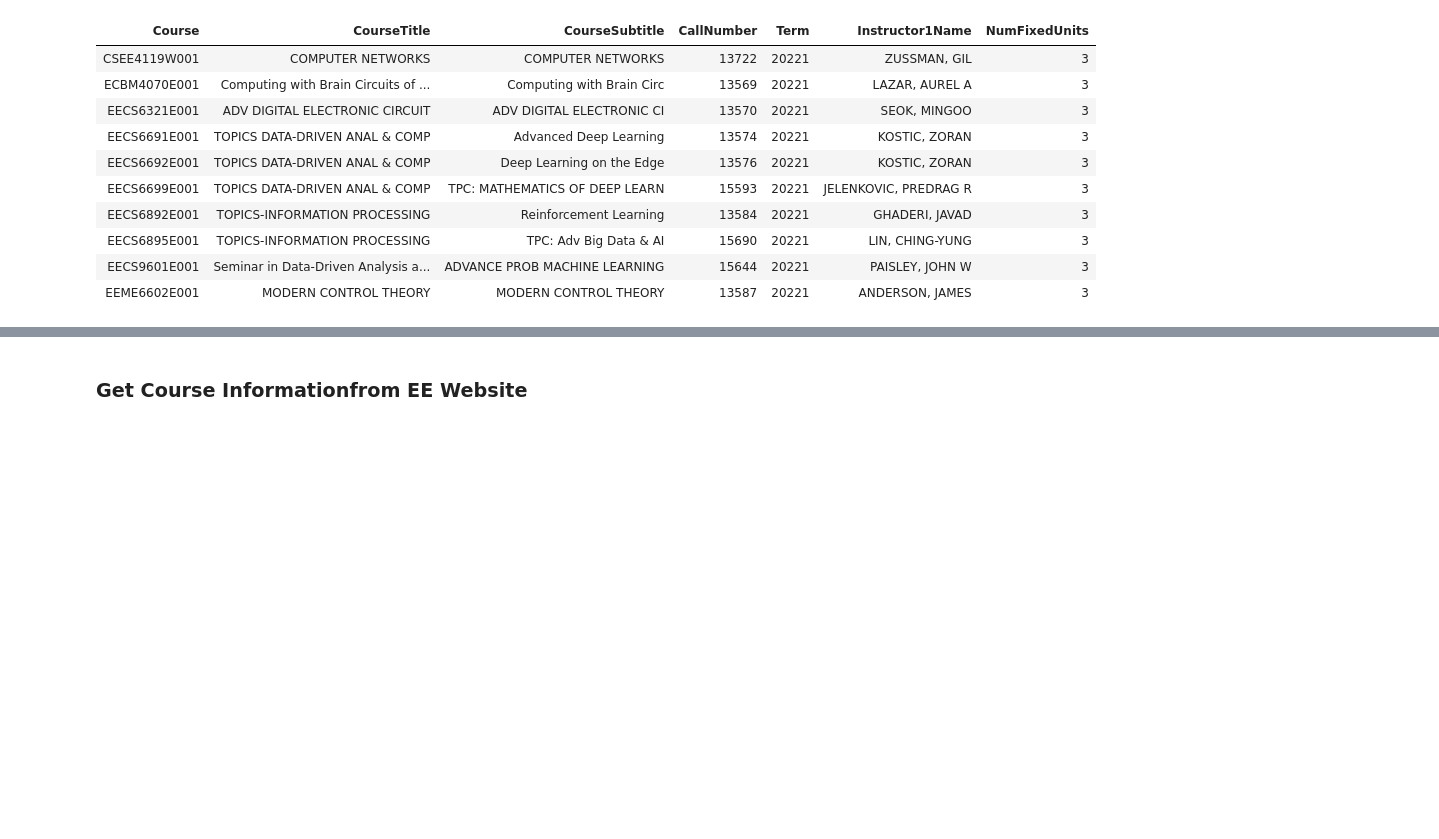
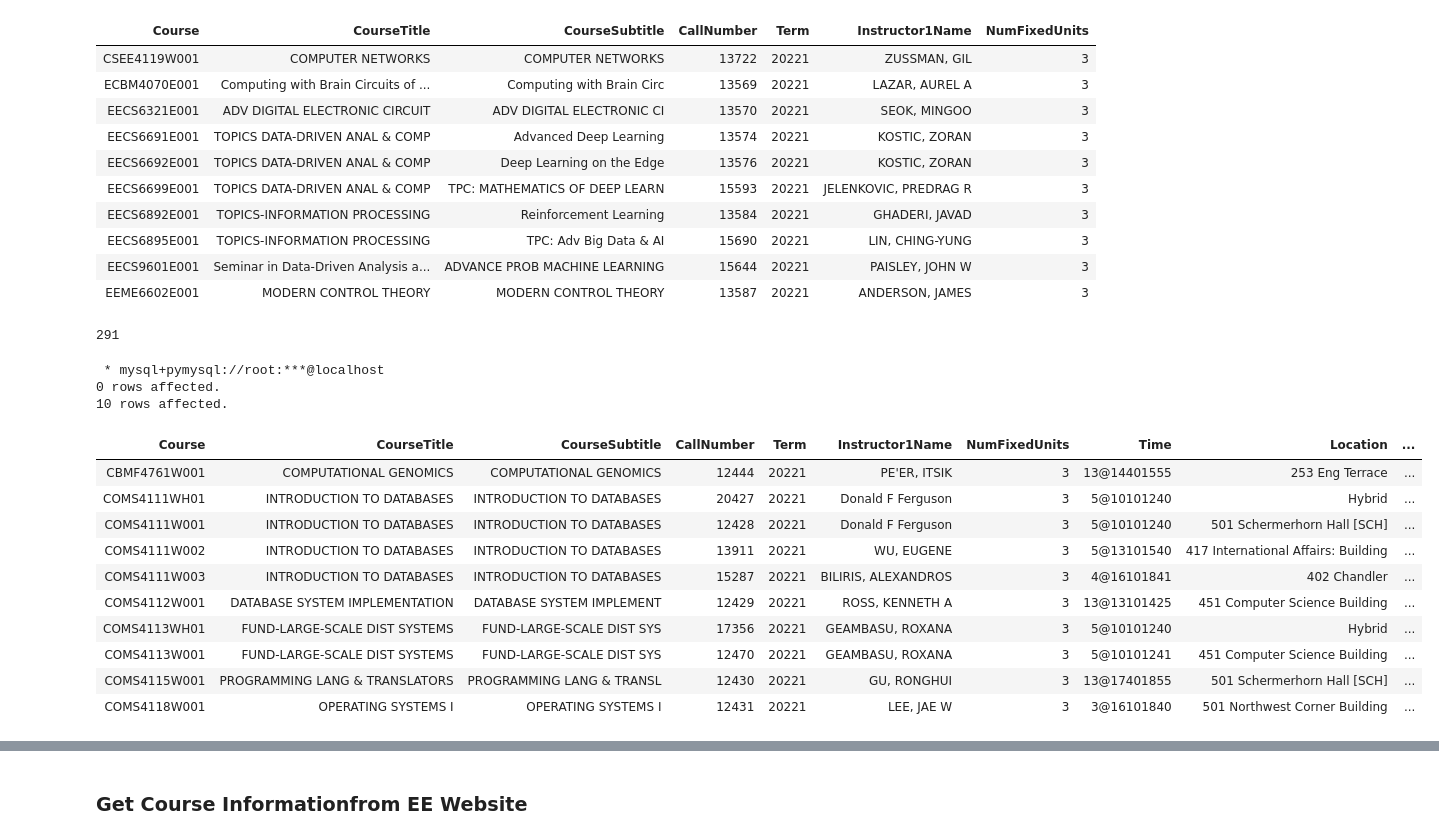
Before and after one commit to SelendisErised/Columbia-Course-Recommendation-System, a Jupyter notebook: Data/load_data.ipynb, the cells around one changed output, grey strips where cells are left out. Cells and saved outputs as stored; diff of their text form; code cells hidden in the pictures; blank space fills up the shorter version.

Commit message:
Added data_all_raw.csv file to data folder, updated load_data.ipynb. Updated server.py.

```diff
--- a/Data/load_data (1).ipynb
+++ b/Data/load_data.ipynb
@@ -135,0 +138,27 @@ df_selected.to_sql(
+# %%
+data_all_raw.to_sql(
+    "Course_info", con=sqla_engine, if_exists="replace", index=False,
+    schema="6156_Project")
+# %% [output]
+291
+# %%
+%%sql
+
+use 6156_Project;
+
+select * from Course_info limit 10
+# %% [output]
+ * mysql+pymysql://root:***@localhost
+0 rows affected.
+10 rows affected.
+| Course | CourseTitle | CourseSubtitle | CallNumber | Term | Instructor1Name | NumFixedUnits | Time | Location | ... |
+| CBMF4761W001 | COMPUTATIONAL GENOMICS | COMPUTATIONAL GENOMICS | 12444 | 20221 | PE'ER, ITSIK | 3 | 13@14401555 | 253 Eng Terrace | ... |
+| COMS4111WH01 | INTRODUCTION TO DATABASES | INTRODUCTION TO DATABASES | 20427 | 20221 | Donald F Ferguson | 3 | 5@10101240 | Hybrid | ... |
+| COMS4111W001 | INTRODUCTION TO DATABASES | INTRODUCTION TO DATABASES | 12428 | 20221 | Donald F Ferguson | 3 | 5@10101240 | 501 Schermerhorn Hall [SCH] | ... |
+| COMS4111W002 | INTRODUCTION TO DATABASES | INTRODUCTION TO DATABASES | 13911 | 20221 | WU, EUGENE | 3 | 5@13101540 | 417 International Affairs: Building | ... |
+| COMS4111W003 | INTRODUCTION TO DATABASES | INTRODUCTION TO DATABASES | 15287 | 20221 | BILIRIS, ALEXANDROS | 3 | 4@16101841 | 402 Chandler | ... |
+| COMS4112W001 | DATABASE SYSTEM IMPLEMENTATION | DATABASE SYSTEM IMPLEMENT | 12429 | 20221 | ROSS, KENNETH A | 3 | 13@13101425 | 451 Computer Science Building | ... |
+| COMS4113WH01 | FUND-LARGE-SCALE DIST SYSTEMS | FUND-LARGE-SCALE DIST SYS | 17356 | 20221 | GEAMBASU, ROXANA | 3 | 5@10101240 | Hybrid | ... |
+| COMS4113W001 | FUND-LARGE-SCALE DIST SYSTEMS | FUND-LARGE-SCALE DIST SYS | 12470 | 20221 | GEAMBASU, ROXANA | 3 | 5@10101241 | 451 Computer Science Building | ... |
+| COMS4115W001 | PROGRAMMING LANG & TRANSLATORS | PROGRAMMING LANG & TRANSL | 12430 | 20221 | GU, RONGHUI | 3 | 13@17401855 | 501 Schermerhorn Hall [SCH] | ... |
+| COMS4118W001 | OPERATING SYSTEMS I | OPERATING SYSTEMS I | 12431 | 20221 | LEE, JAE W | 3 | 3@16101840 | 501 Northwest Corner Building | ... |
```
Also changed, not shown: parts of 11 cells of this notebook, 3 other files.
